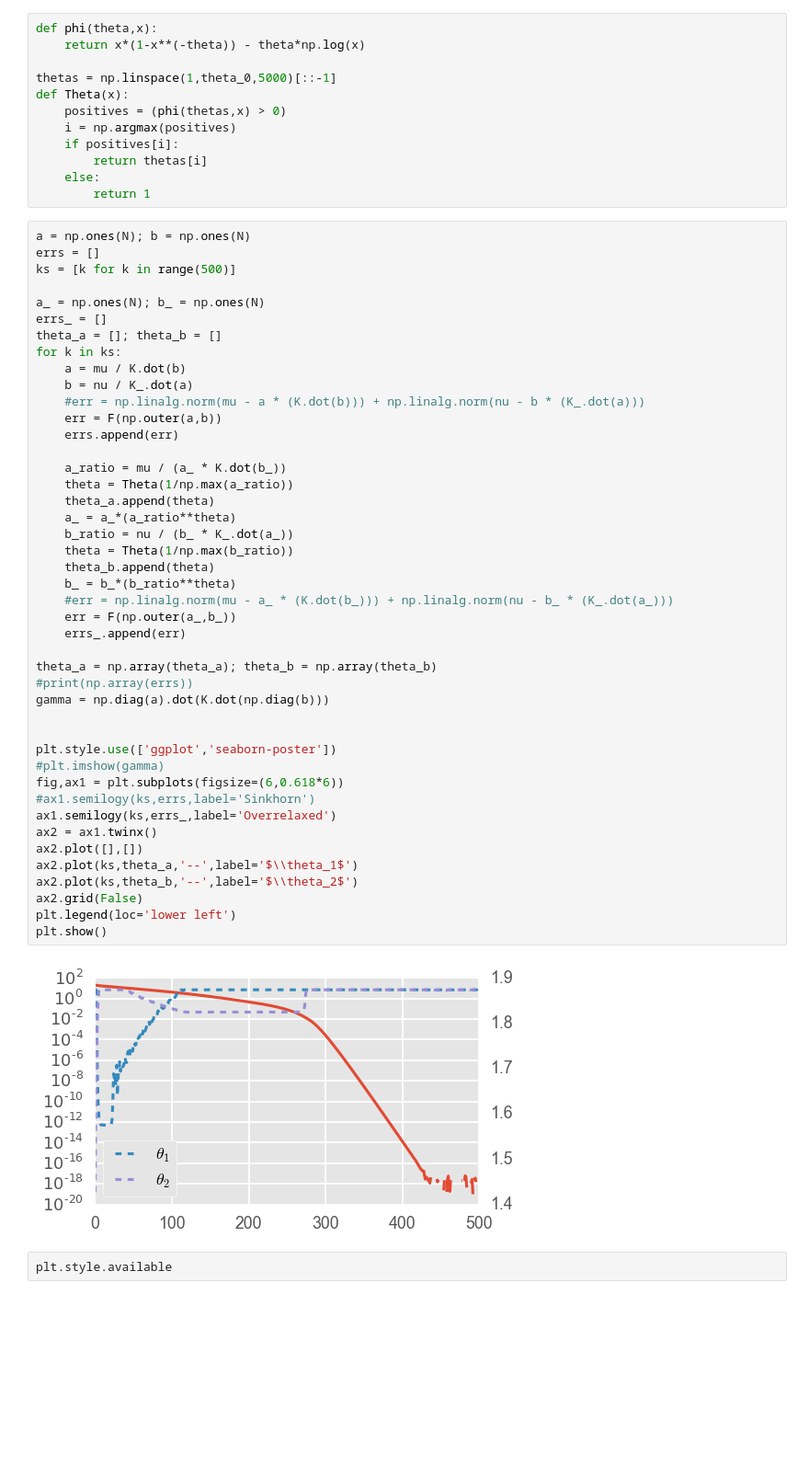
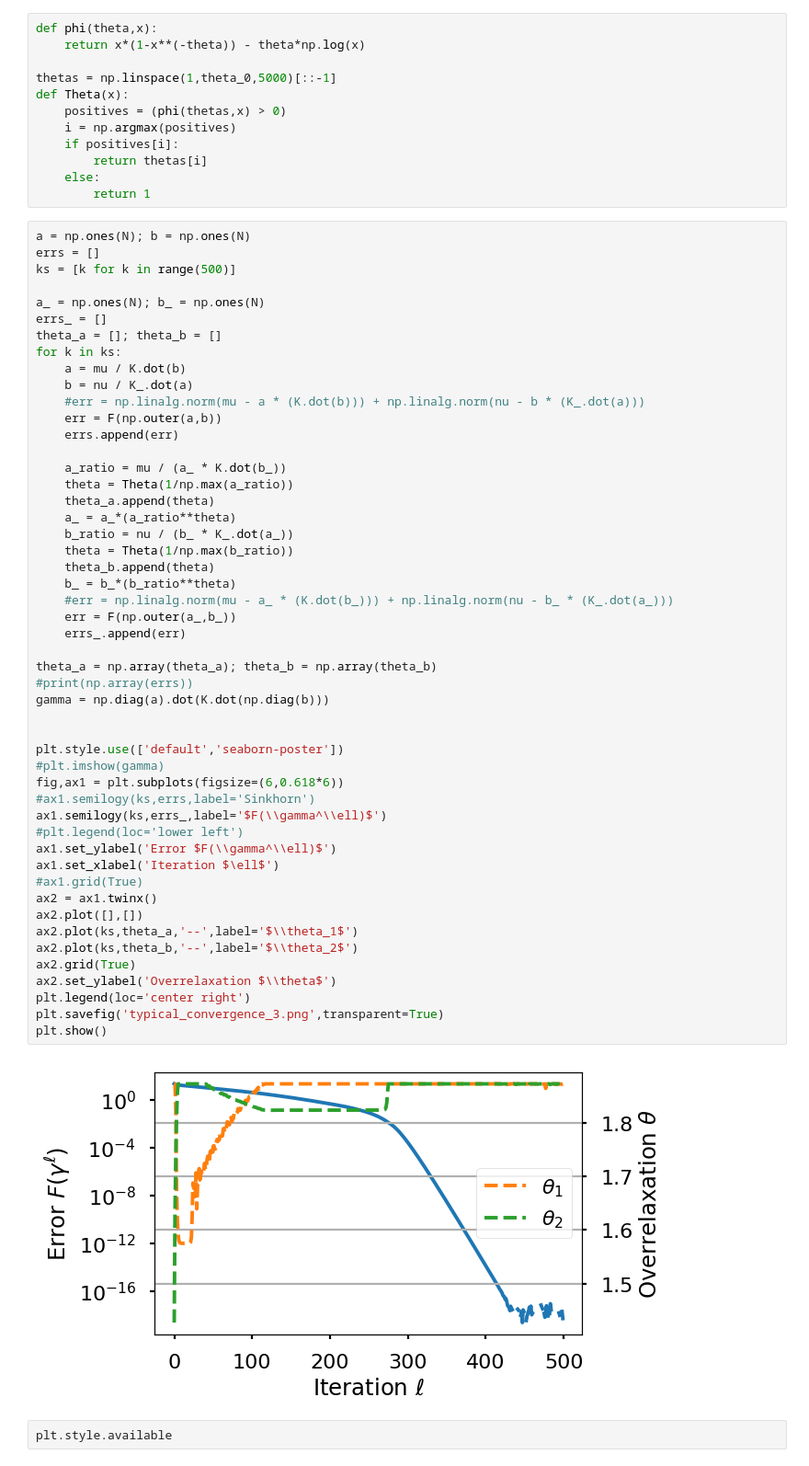
Before and after one commit to athibaul/otml17-overrelaxation, a Jupyter notebook: Untitled.ipynb, the cells around one changed output. Shown: that part at 92% size. Cells and saved outputs as stored; diff of their text form; blank space fills up the shorter version.

Commit message:
Last image of poster

```diff
--- a/Untitled.ipynb
+++ b/Untitled.ipynb
@@ -161,38 +161,44 @@ for k in ks:
     #err = np.linalg.norm(mu - a * (K.dot(b))) + np.linalg.norm(nu - b * (K_.dot(a)))
     err = F(np.outer(a,b))
     errs.append(err)
 
     a_ratio = mu / (a_ * K.dot(b_))
     theta = Theta(1/np.max(a_ratio))
     theta_a.append(theta)
     a_ = a_*(a_ratio**theta)
     b_ratio = nu / (b_ * K_.dot(a_))
     theta = Theta(1/np.max(b_ratio))
     theta_b.append(theta)
     b_ = b_*(b_ratio**theta)
     #err = np.linalg.norm(mu - a_ * (K.dot(b_))) + np.linalg.norm(nu - b_ * (K_.dot(a_)))
     err = F(np.outer(a_,b_))
     errs_.append(err)
 
 theta_a = np.array(theta_a); theta_b = np.array(theta_b)
 #print(np.array(errs))
 gamma = np.diag(a).dot(K.dot(np.diag(b)))
 
 
-plt.style.use(['ggplot','seaborn-poster'])
+plt.style.use(['default','seaborn-poster'])
 #plt.imshow(gamma)
 fig,ax1 = plt.subplots(figsize=(6,0.618*6))
 #ax1.semilogy(ks,errs,label='Sinkhorn')
-ax1.semilogy(ks,errs_,label='Overrelaxed')
+ax1.semilogy(ks,errs_,label='$F(\\gamma^\\ell)$')
+#plt.legend(loc='lower left')
+ax1.set_ylabel('Error $F(\\gamma^\\ell)$')
+ax1.set_xlabel('Iteration $\ell$')
+#ax1.grid(True)
 ax2 = ax1.twinx()
 ax2.plot([],[])
 ax2.plot(ks,theta_a,'--',label='$\\theta_1$')
 ax2.plot(ks,theta_b,'--',label='$\\theta_2$')
-ax2.grid(False)
-plt.legend(loc='lower left')
+ax2.grid(True)
+ax2.set_ylabel('Overrelaxation $\\theta$')
+plt.legend(loc='center right')
+plt.savefig('typical_convergence_3.png',transparent=True)
 plt.show()
 # %% [output]
-[figure, old version]
+[figure, new version]
 # %%
 plt.style.available
 # %% [output]
```
Also changed, not shown: parts of 4 cells of this notebook, 2 other files.
